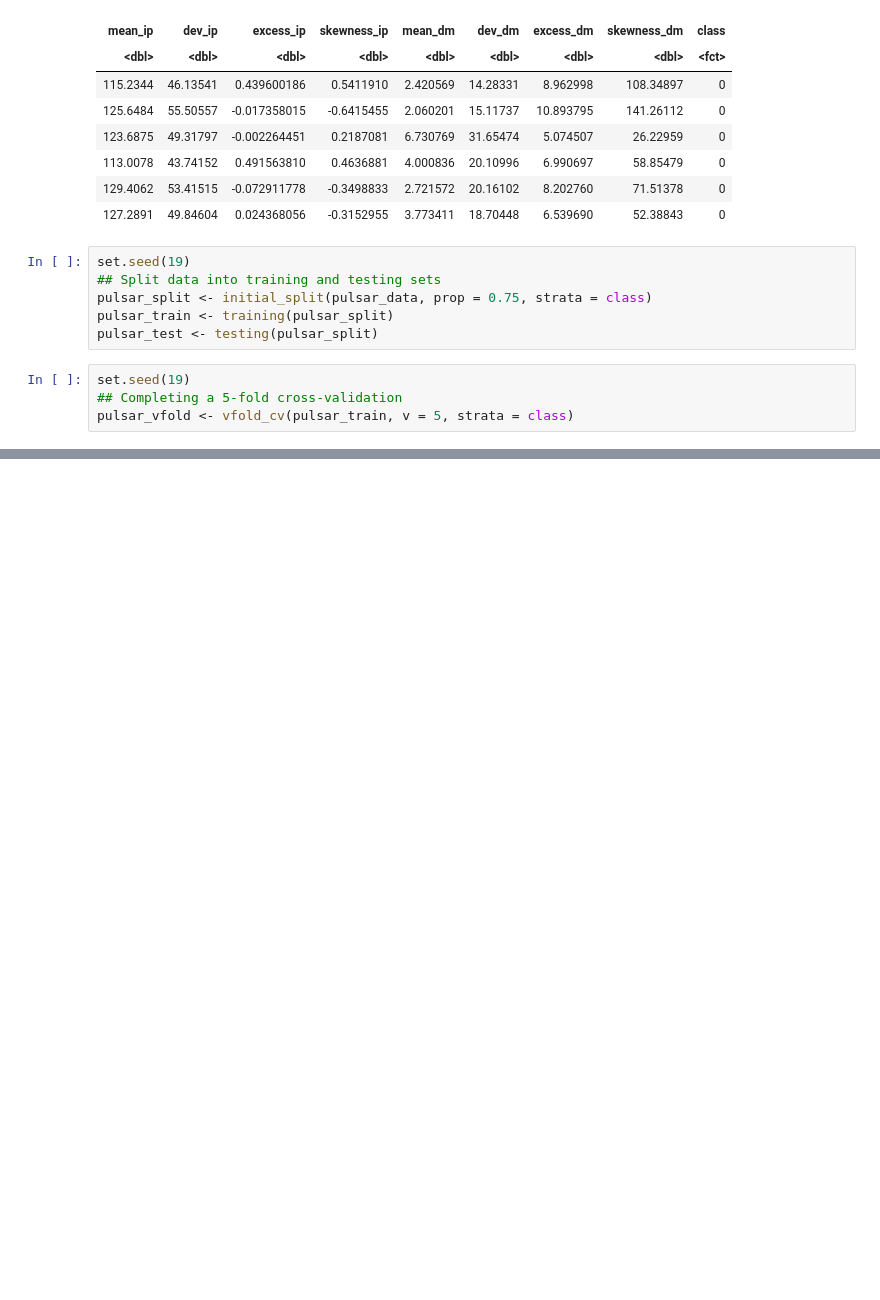
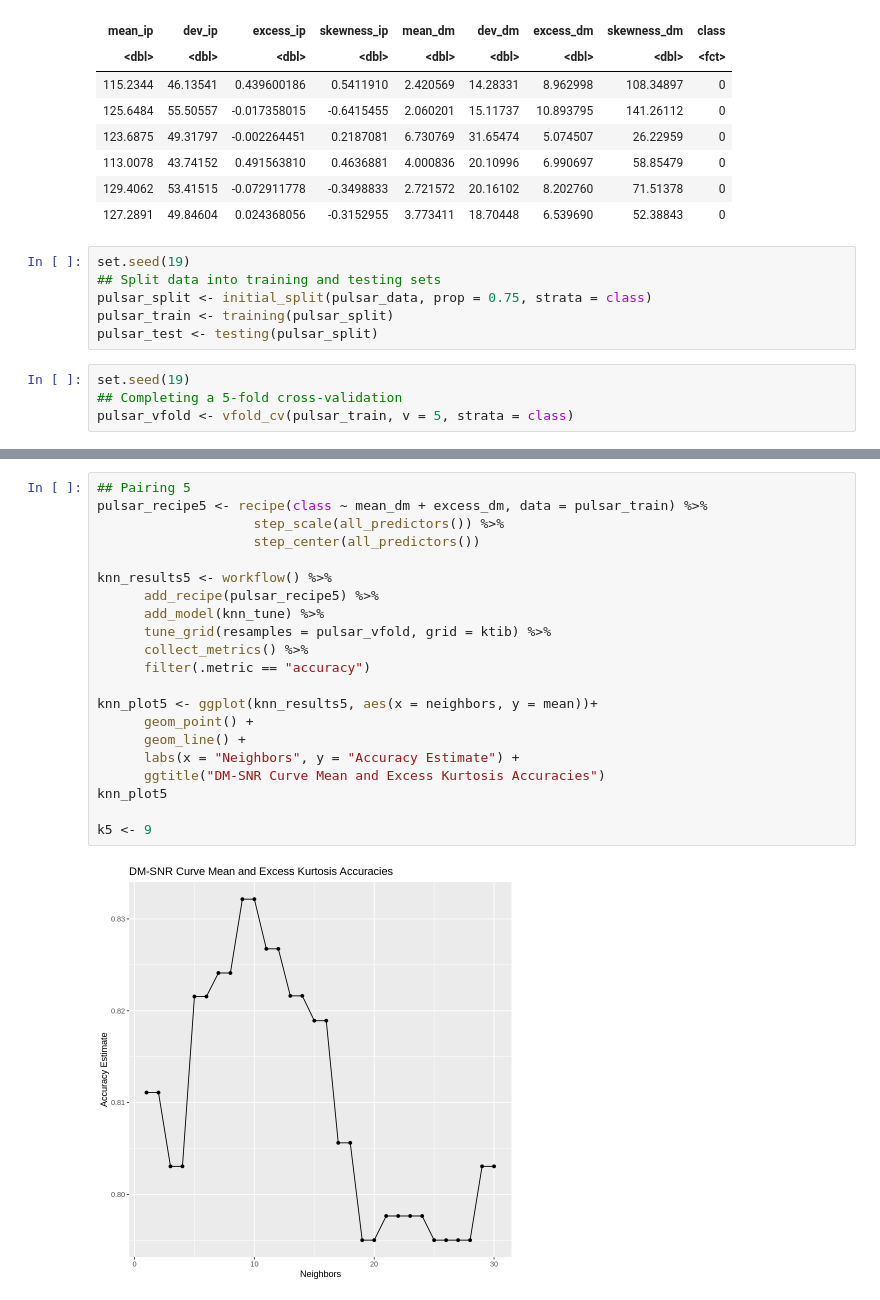
Before and after one commit to kseniak1/DSCI100-Project, a Jupyter notebook: Ksenia_notebook.ipynb, the cells around one changed output, grey strips where cells are left out. Cells and saved outputs as stored; diff of their text form; blank space fills up the shorter version.

```diff
--- a/Ksenia_notebook.ipynb
+++ b/Ksenia_notebook.ipynb
@@ -149,0 +237,23 @@ A tibble: 10 × 7
+# %%
+## Pairing 5
+pulsar_recipe5 <- recipe(class ~ mean_dm + excess_dm, data = pulsar_train) %>%
+                    step_scale(all_predictors()) %>%
+                    step_center(all_predictors())
+
+knn_results5 <- workflow() %>%
+      add_recipe(pulsar_recipe5) %>%
+      add_model(knn_tune) %>%
+      tune_grid(resamples = pulsar_vfold, grid = ktib) %>%
+      collect_metrics() %>%
+      filter(.metric == "accuracy")
+
+knn_plot5 <- ggplot(knn_results5, aes(x = neighbors, y = mean))+
+      geom_point() +
+      geom_line() +
+      labs(x = "Neighbors", y = "Accuracy Estimate") +
+      ggtitle("DM-SNR Curve Mean and Excess Kurtosis Accuracies")
+knn_plot5
+
+k5 <- 9
+# %% [output]
+[figure, added]
```
Also changed, not shown: parts of 7 cells of this notebook.
